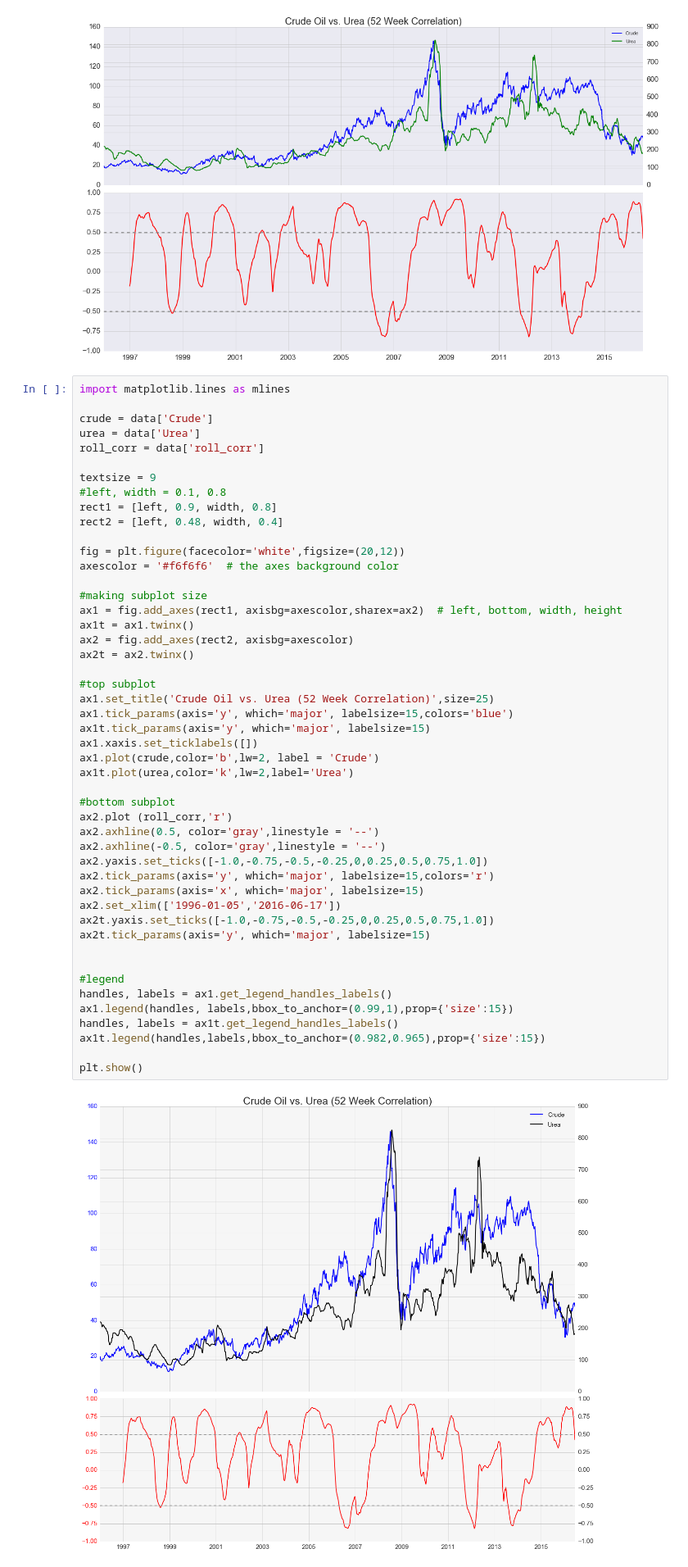
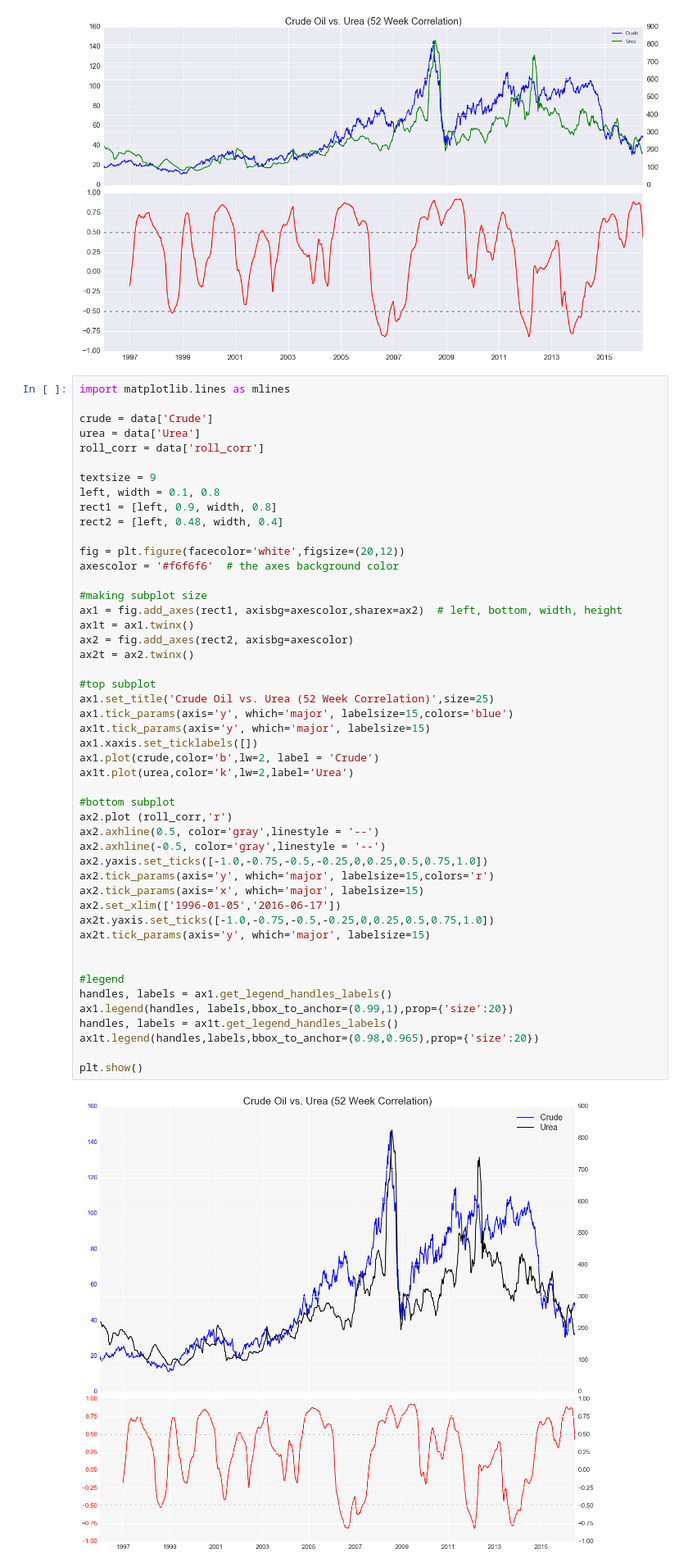
Before and after one commit to stei0792/chspython, a Jupyter notebook: Crude-Urea-Correlation.ipynb, the cells around one changed output. Shown: that part at 82% size. Cells and saved outputs as stored; diff of their text form.

```diff
--- a/Crude-Urea-Correlation.ipynb
+++ b/Crude-Urea-Correlation.ipynb
@@ -218,7 +218,7 @@ urea = data['Urea']
 roll_corr = data['roll_corr']
 
 textsize = 9
-#left, width = 0.1, 0.8
+left, width = 0.1, 0.8
 rect1 = [left, 0.9, width, 0.8]
 rect2 = [left, 0.48, width, 0.4]
 
@@ -230,36 +230,36 @@ ax1 = fig.add_axes(rect1, axisbg=axescolor,sharex=ax2)  # left, bottom, width, h
 ax1t = ax1.twinx()
 ax2 = fig.add_axes(rect2, axisbg=axescolor)
 ax2t = ax2.twinx()
 
 #top subplot
 ax1.set_title('Crude Oil vs. Urea (52 Week Correlation)',size=25)
 ax1.tick_params(axis='y', which='major', labelsize=15,colors='blue')
 ax1t.tick_params(axis='y', which='major', labelsize=15)
 ax1.xaxis.set_ticklabels([])
 ax1.plot(crude,color='b',lw=2, label = 'Crude')
 ax1t.plot(urea,color='k',lw=2,label='Urea')
 
 #bottom subplot
 ax2.plot (roll_corr,'r')
 ax2.axhline(0.5, color='gray',linestyle = '--')
 ax2.axhline(-0.5, color='gray',linestyle = '--')
 ax2.yaxis.set_ticks([-1.0,-0.75,-0.5,-0.25,0,0.25,0.5,0.75,1.0])
 ax2.tick_params(axis='y', which='major', labelsize=15,colors='r')
 ax2.tick_params(axis='x', which='major', labelsize=15)
 ax2.set_xlim(['1996-01-05','2016-06-17'])
 ax2t.yaxis.set_ticks([-1.0,-0.75,-0.5,-0.25,0,0.25,0.5,0.75,1.0])
 ax2t.tick_params(axis='y', which='major', labelsize=15)
 
 
 #legend
 handles, labels = ax1.get_legend_handles_labels()
-ax1.legend(handles, labels,bbox_to_anchor=(0.99,1),prop={'size':15})
+ax1.legend(handles, labels,bbox_to_anchor=(0.99,1),prop={'size':20})
 handles, labels = ax1t.get_legend_handles_labels()
-ax1t.legend(handles,labels,bbox_to_anchor=(0.982,0.965),prop={'size':15})
+ax1t.legend(handles,labels,bbox_to_anchor=(0.98,0.965),prop={'size':20})
 
 plt.show()
 # %% [output]
-[figure, old version]
+[figure, new version]
 # %%
 import matplotlib.lines as mlines
 import matplotlib
```
